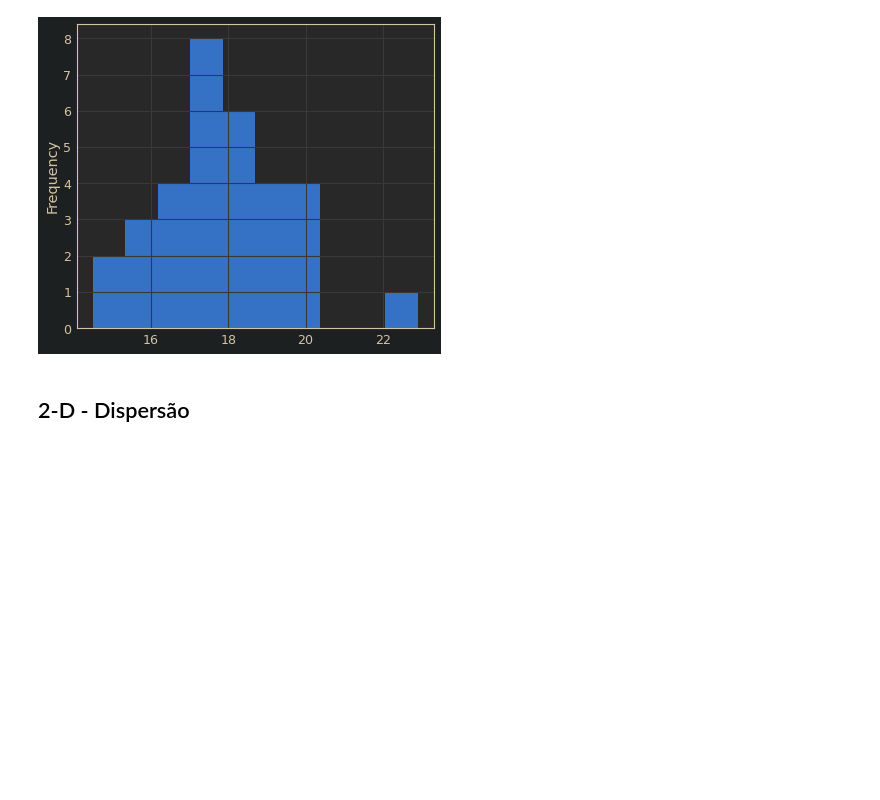
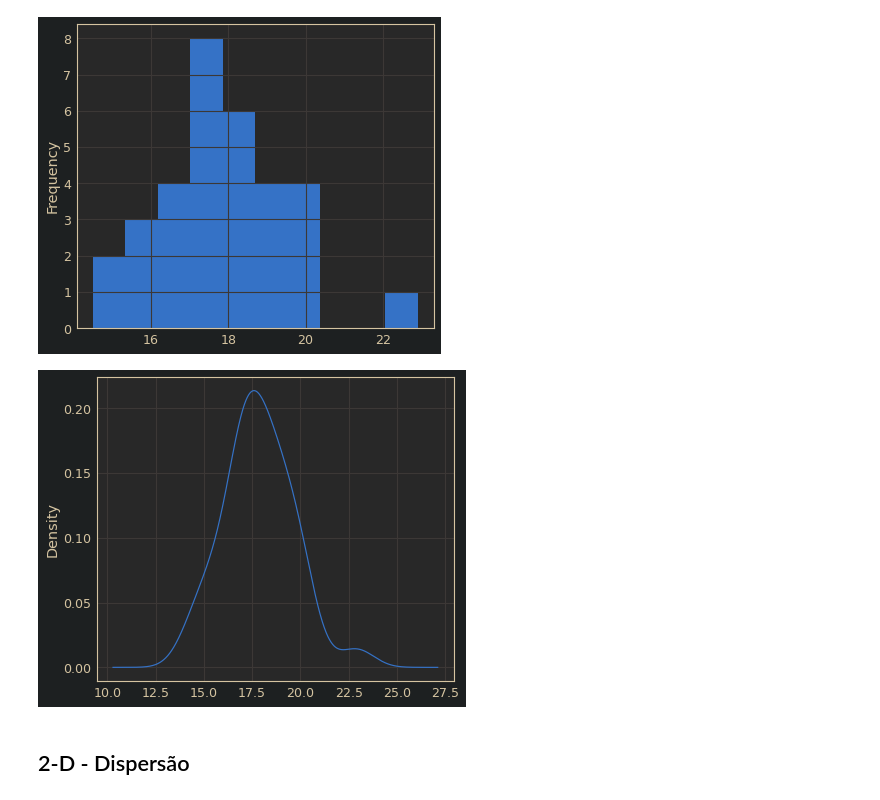
Before and after one commit to storopoli/ciencia-de-dados, a Jupyter notebook: notebooks/Aula_9_graficos.ipynb, the cells around one changed output. Drawn from its saved outputs; the diff is of its cells as text; code cells hidden in the pictures; blank space fills up the shorter version.

Commit message:
Adicionado Density como EDA 1-D (#24)
Acredito que Density deva estar junto com Histogram nas
opcoes de analise exploratoria de dados (EDA) 1-D

```diff
--- a/notebooks/Aula_9_graficos.ipynb
+++ b/notebooks/Aula_9_graficos.ipynb
@@ -27,6 +27,12 @@ mtcars['qsec'].plot(kind='hist')
 plt.show()
 # %% [output]
 [figure]
+# %%
+# pd.Series.plot()
+mtcars['qsec'].plot(kind='density')
+plt.show()
+# %% [output]
+[figure, added]
 # %% [markdown]
 ## 2-D - Dispersão
 # %%
```
Also changed, not shown: parts of 1 cell of this notebook.
